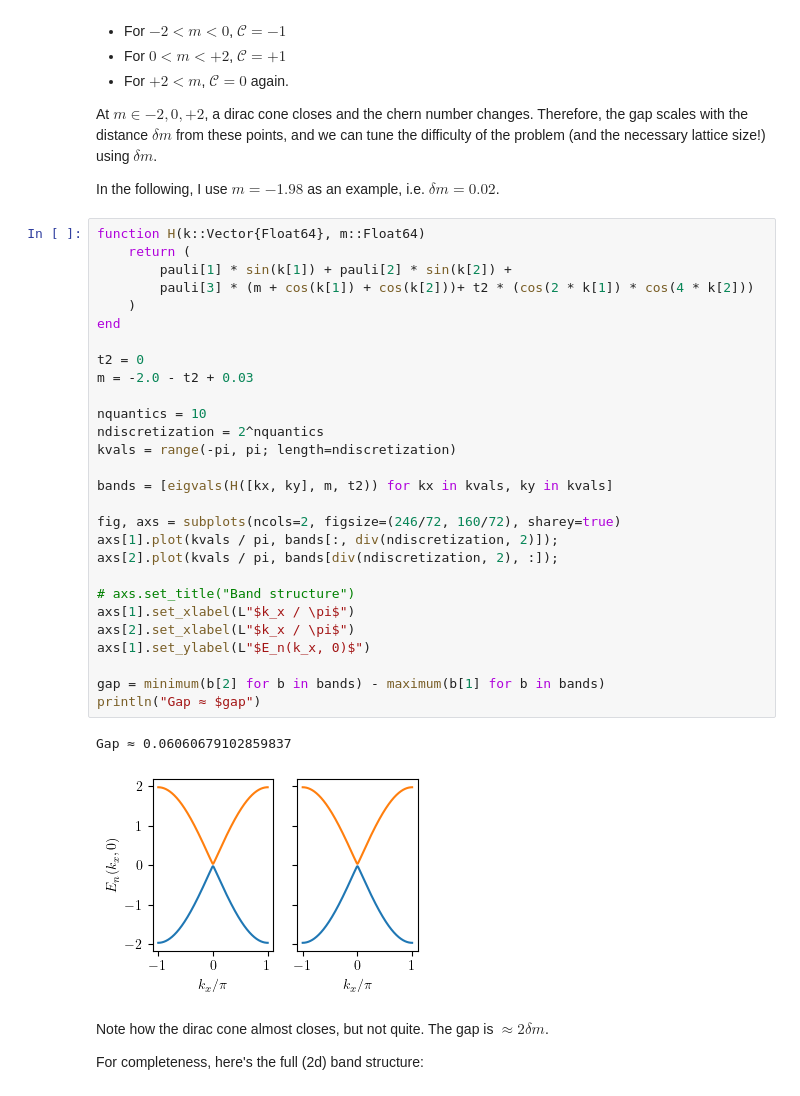
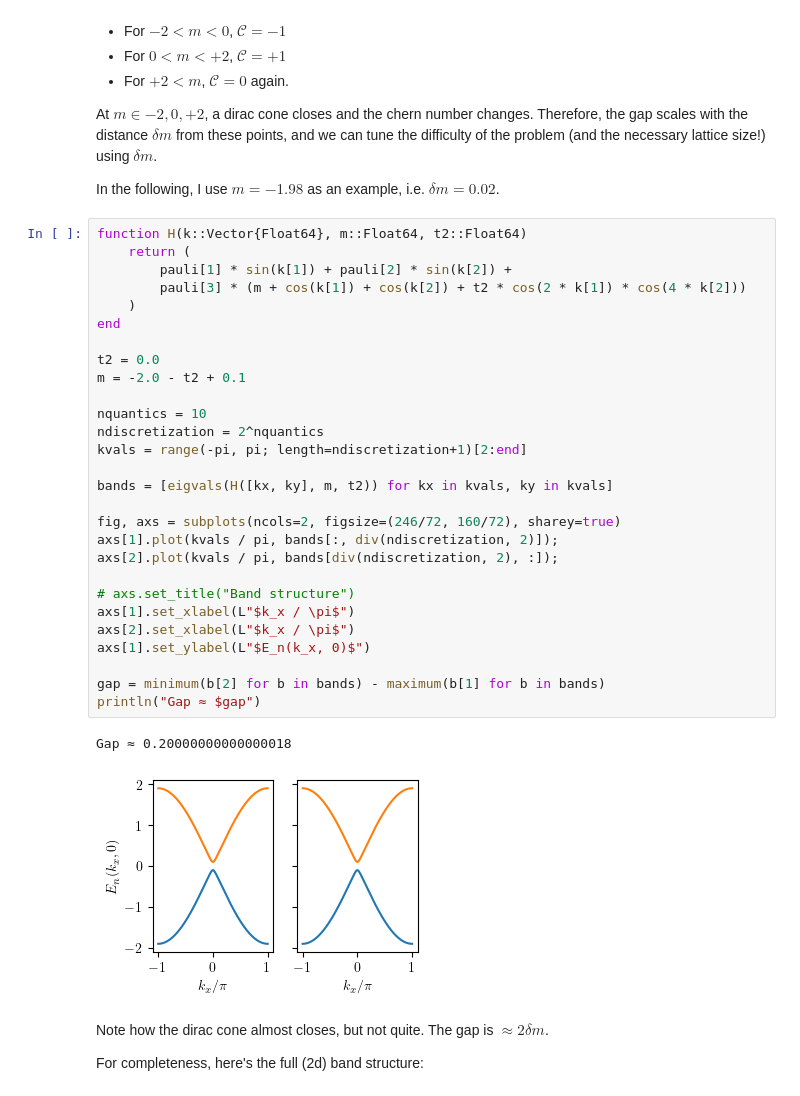
Before and after one commit to tensor4all/QuanticsTCI.jl, a Jupyter notebook: example/chern/chern_2x2.ipynb, the cells around one changed output. Cells and saved outputs as stored; diff of their text form.

```diff
--- a/example/chern/chern_2x2.ipynb
+++ b/example/chern/chern_2x2.ipynb
@@ -62,36 +63,36 @@ At $m \in {-2, 0, +2}$, a dirac cone closes and the chern number changes. Theref
 
 In the following, I use $m = -1.98$ as an example, i.e. $\delta m = 0.02$.
 # %%
-function H(k::Vector{Float64}, m::Float64)
+function H(k::Vector{Float64}, m::Float64, t2::Float64)
     return (
         pauli[1] * sin(k[1]) + pauli[2] * sin(k[2]) +
-        pauli[3] * (m + cos(k[1]) + cos(k[2]))+ t2 * (cos(2 * k[1]) * cos(4 * k[2]))
+        pauli[3] * (m + cos(k[1]) + cos(k[2]) + t2 * cos(2 * k[1]) * cos(4 * k[2]))
     )
 end
 
-t2 = 0
-m = -2.0 - t2 + 0.03
+t2 = 0.0
+m = -2.0 - t2 + 0.1
 
 nquantics = 10
 ndiscretization = 2^nquantics
-kvals = range(-pi, pi; length=ndiscretization)
+kvals = range(-pi, pi; length=ndiscretization+1)[2:end]
 
 bands = [eigvals(H([kx, ky], m, t2)) for kx in kvals, ky in kvals]
 
 fig, axs = subplots(ncols=2, figsize=(246/72, 160/72), sharey=true)
 axs[1].plot(kvals / pi, bands[:, div(ndiscretization, 2)]);
 axs[2].plot(kvals / pi, bands[div(ndiscretization, 2), :]);
 
 # axs.set_title("Band structure")
 axs[1].set_xlabel(L"$k_x / \pi$")
 axs[2].set_xlabel(L"$k_x / \pi$")
 axs[1].set_ylabel(L"$E_n(k_x, 0)$")
 
 gap = minimum(b[2] for b in bands) - maximum(b[1] for b in bands)
 println("Gap ≈ $gap")
 # %% [output]
-Gap ≈ 0.06060679102859837
+Gap ≈ 0.20000000000000018
-[figure, old version]
+[figure, new version]
 # %% [markdown]
 Note how the dirac cone almost closes, but not quite. The gap is $\approx 2\delta m$.
 
```
Also changed, not shown: parts of 15 cells of this notebook, 5 other files.
